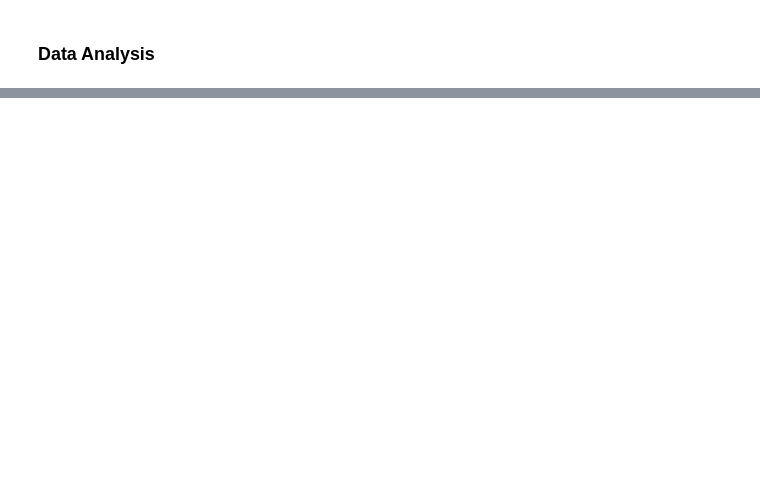
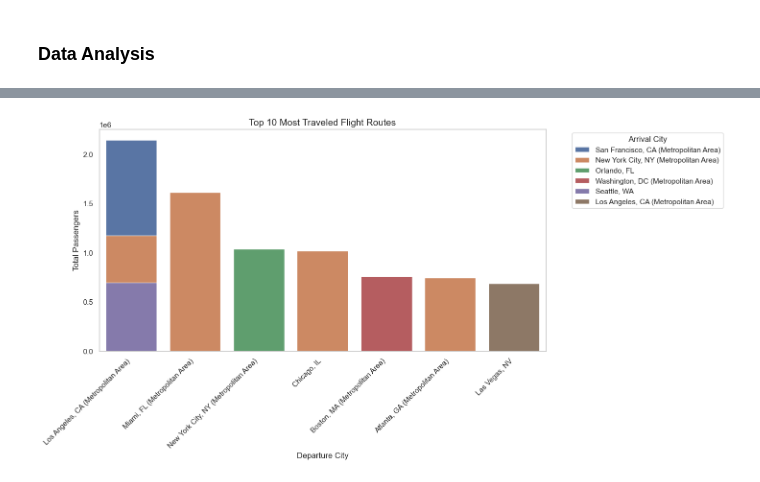
Before and after one commit to CamdenBeck/Project_03, a Jupyter notebook: Kelvin/data.ipynb, the cells around one changed output, grey strips where cells are left out. Cells and saved outputs as stored; diff of their text form; code cells hidden in the pictures; blank space fills up the shorter version.

```diff
--- a/Kelvin/data.ipynb
+++ b/Kelvin/data.ipynb
@@ -148,0 +162,20 @@ fare_trend = df_cleaned.groupby("year")["average_fare"].mean().reset_index()
+# %%
+# Aggregate passenger volume by route
+top_routes = df_cleaned.groupby(["departure_city", "arrival_city"])["passengers"].sum().reset_index()
+
+# Get the top 10 most traveled routes
+top_routes = top_routes.sort_values(by="passengers", ascending=False).head(10)
+
+# Plot the most traveled routes
+plt.figure(figsize=(12, 6))
+sns.barplot(data=top_routes, y="passengers", x="departure_city", hue="arrival_city", dodge=False)
+plt.title("Top 10 Most Traveled Flight Routes", fontsize=14)
+plt.xlabel("Departure City", fontsize=12)
+plt.ylabel("Total Passengers", fontsize=12)
+plt.xticks(rotation=45, ha="right")
+plt.legend(title="Arrival City", bbox_to_anchor=(1.05, 1), loc="upper left")
+plt.grid(axis="y")
+
+plt.show()
+# %% [output]
+[figure, added]
```
Also changed, not shown: parts of 9 cells of this notebook, 1 other file.
